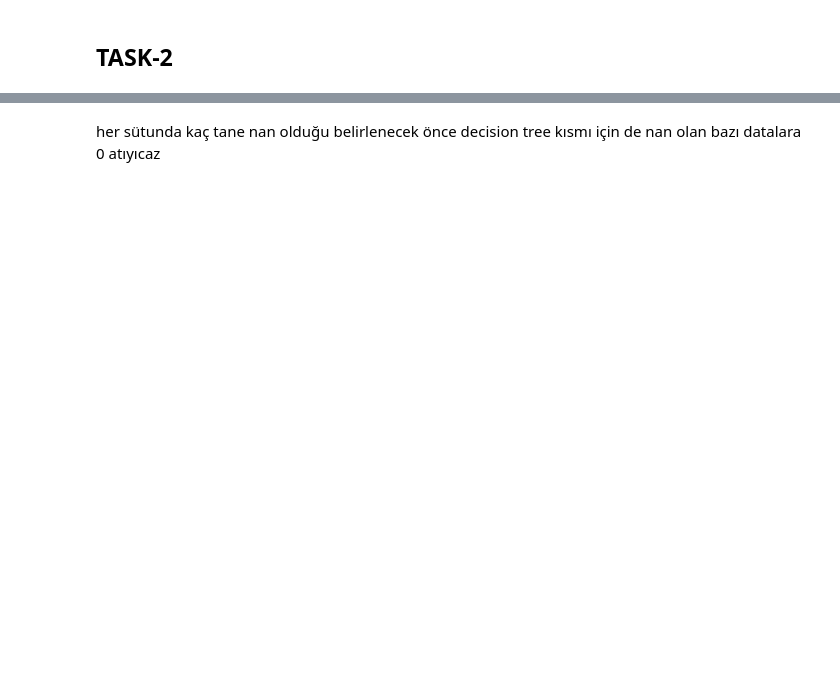
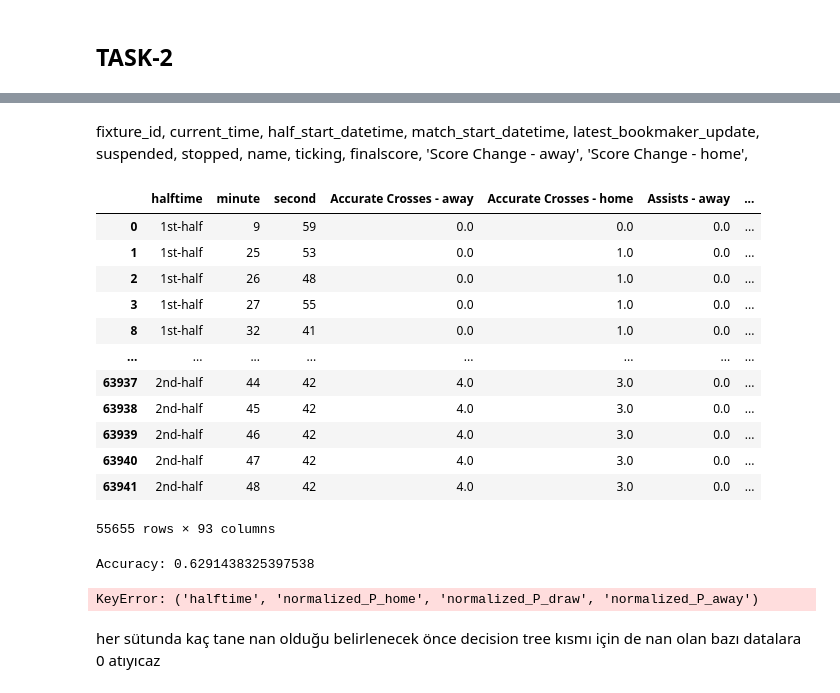
Before and after one commit to BU-IE-582/fall-24-YusufKAvcakar, a Jupyter notebook: HW2/HW2.ipynb, the cells around one changed output, grey strips where cells are left out. Drawn from its saved outputs; the diff is of its cells as text; code cells hidden in the pictures; blank space fills up the shorter version.

Commit message:
decision_tree

```diff
--- a/HW2/HW2.ipynb
+++ b/HW2/HW2.ipynb
@@ -196,0 +246,21 @@ Kırmızı olduktan sonra result ı değişen maçlar çıkıcak
+# %% [markdown]
+fixture_id, current_time, half_start_datetime, match_start_datetime, latest_bookmaker_update, suspended, stopped, name, ticking, finalscore,  'Score Change - away',
+ 'Score Change - home',
+# %%
+tree_match_data = match_data.drop(['fixture_id', 'current_time', 'half_start_datetime', 'match_start_datetime', 'latest_bookmaker_update', 'suspended', 'stopped', '1', '2', 'X', 'name', 'ticking', 'final_score'], axis=1)
+tree_match_data = tree_match_data.fillna(0)
+tree_match_data
+# %% [output]
+|  | halftime | minute | second | Accurate Crosses - away | Accurate Crosses - home | Assists - away | ... |
+| 0 | 1st-half | 9 | 59 | 0.0 | 0.0 | 0.0 | ... |
+| 1 | 1st-half | 25 | 53 | 0.0 | 1.0 | 0.0 | ... |
+| 2 | 1st-half | 26 | 48 | 0.0 | 1.0 | 0.0 | ... |
+| 3 | 1st-half | 27 | 55 | 0.0 | 1.0 | 0.0 | ... |
+| 8 | 1st-half | 32 | 41 | 0.0 | 1.0 | 0.0 | ... |
+| ... | ... | ... | ... | ... | ... | ... | ... |
+| 63937 | 2nd-half | 44 | 42 | 4.0 | 3.0 | 0.0 | ... |
+| 63938 | 2nd-half | 45 | 42 | 4.0 | 3.0 | 0.0 | ... |
+| 63939 | 2nd-half | 46 | 42 | 4.0 | 3.0 | 0.0 | ... |
+| 63940 | 2nd-half | 47 | 42 | 4.0 | 3.0 | 0.0 | ... |
+| 63941 | 2nd-half | 48 | 42 | 4.0 | 3.0 | 0.0 | ... |
+55655 rows × 93 columns
@@ -197,3 +273,38 @@ Kırmızı olduktan sonra result ı değişen maçlar çıkıcak
+# %%
+X = tree_match_data.drop(['result'], axis=1)
+Y = tree_match_data['result']
+
+categorical_features = ['current_state', 'Score Change - away', 'Score Change - home', 'halftime']
+numerical_features = [col for col in X.columns if col not in categorical_features]
+
+for col in categorical_features:
+    X[col] = X[col].astype(str)
+
+preprocessor = ColumnTransformer(
+    transformers=[
+        ('num', 'passthrough', numerical_features),
+        ('cat', OneHotEncoder(handle_unknown='ignore'), categorical_features)
+    ])
+
+X_transformed = preprocessor.fit_transform(X)
+
+X_train, X_test, y_train, y_test = train_test_split(X_transformed, Y, test_size=0.2, random_state=42)
+
+clf = DecisionTreeClassifier(criterion='gini', max_depth=5, random_state=42)
+clf.fit(X_train, y_train)
+
+# Test verisiyle tahmin yap
+y_pred = clf.predict(X_test)
+
+# Modelin performansını değerlendir
+print("Accuracy:", accuracy_score(y_test, y_pred))
+# %% [output]
+Accuracy: 0.6291438325397538
+# %%
+second_tree_match_data = task1(match_data)
+second_tree_match_data = second_tree_match_data['halftime', 'normalized_P_home', 'normalized_P_draw', 'normalized_P_away']
+# %% [output]
+KeyError: ('halftime', 'normalized_P_home', 'normalized_P_draw', 'normalized_P_away')
 # %% [markdown]
 her sütunda kaç tane nan olduğu belirlenecek önce
 decision tree kısmı için de nan olan bazı datalara 0 atıyıcaz
```
Also changed, not shown: parts of 23 cells of this notebook.
